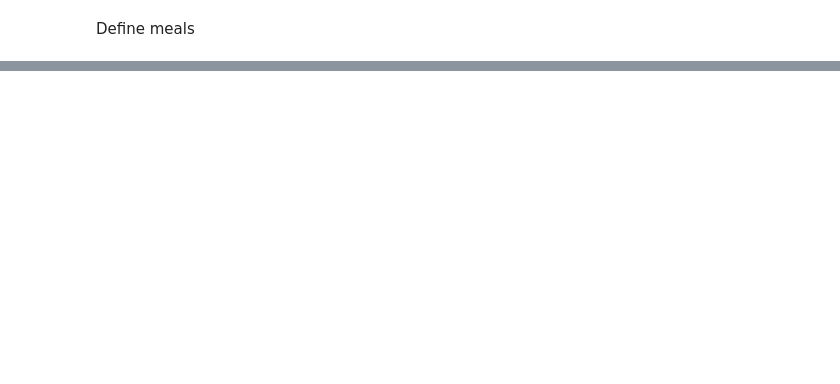
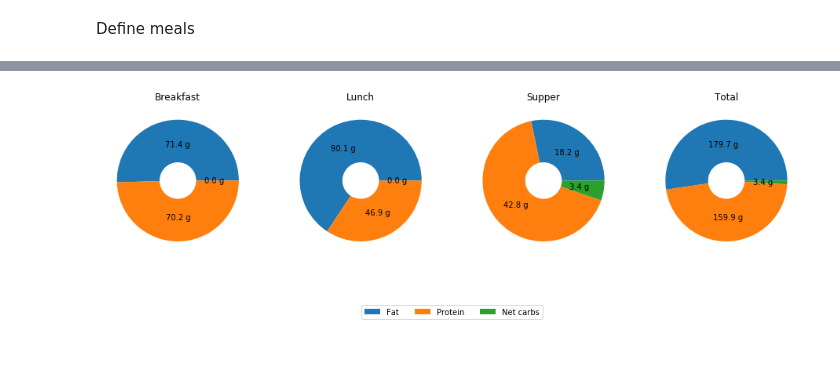
Before and after one commit to fabiangunzinger/learning, a Jupyter notebook: food-data/foods.ipynb, the cells around one changed output, grey strips where cells are left out. Cells and saved outputs as stored; diff of their text form; code cells hidden in the pictures; blank space fills up the shorter version.

```diff
--- a/food-data/foods.ipynb
+++ b/food-data/foods.ipynb
@@ -141,0 +154,29 @@ make_dashboard(meal_nuts)
+# %%
+def make_grams_dashboard(meals):
+
+    rows = ['fat', 'protein', 'net_carbs']
+
+    def make_doughnut(meal_data, axis, meal_name):
+        nuts = meal_data.loc[rows]
+
+        def wedge_labs(autopct, nuts):
+            return f'{autopct / 100 * nuts.grams.sum():.1f} g'
+
+        ax[axis].pie(nuts.grams,
+                     autopct=lambda autopct: wedge_labs(autopct, nuts),
+                     wedgeprops=dict(width=0.7))
+        ax[axis].set_title(f"{meal_name.capitalize()}")
+
+    fig, ax = plt.subplots(1, len(meals), figsize=(16, 8))
+
+    for meal_num, meal_name in enumerate(meals):
+        make_doughnut(meals[meal_name], meal_num, meal_name)
+
+    fig.legend(['Fat', 'Protein', 'Net carbs'],
+               loc='lower center',
+               borderaxespad=6, ncol=3);
+
+
+make_grams_dashboard(meal_nuts)
+# %% [output]
+[figure, added]
```
Also changed, not shown: parts of 2 cells of this notebook.
